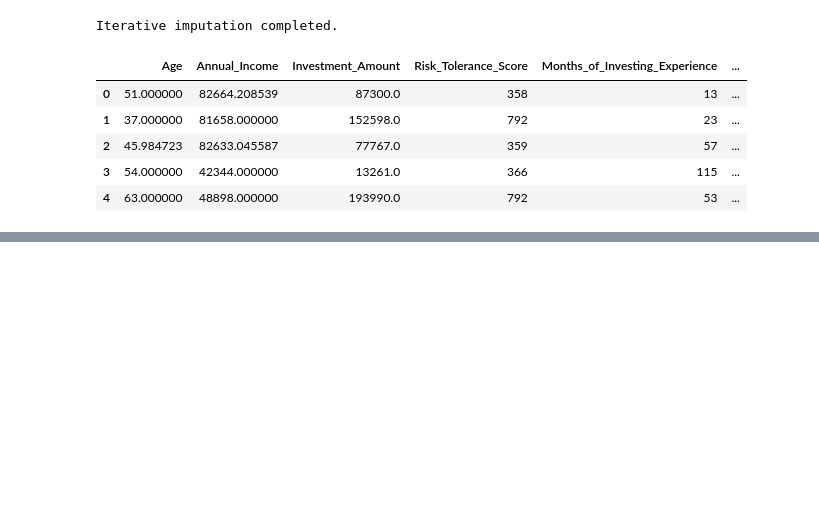
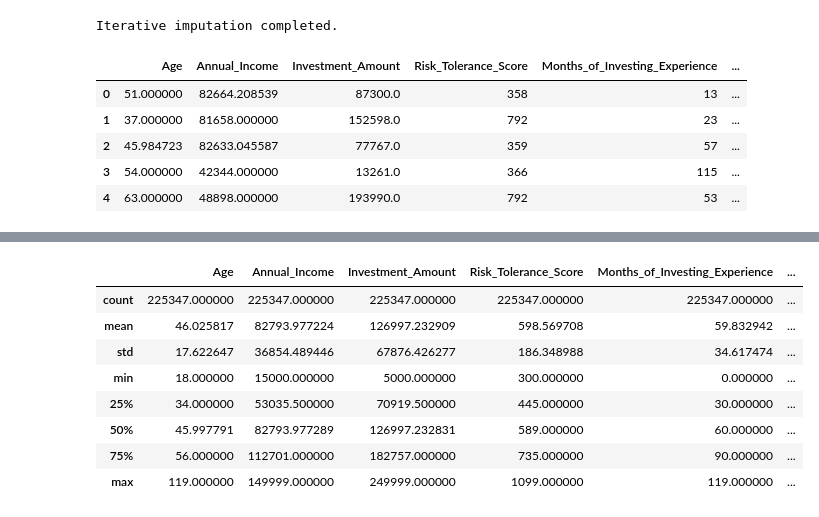
Before and after one commit to aliyan08/IBA_DATATHON, a Jupyter notebook: Data_cleaning_huzaifa.ipynb, the cells around one changed output, grey strips where cells are left out. Drawn from its saved outputs; the diff is of its cells as text; code cells hidden in the pictures; blank space fills up the shorter version.

```diff
--- a/Data_cleaning_huzaifa.ipynb
+++ b/Data_cleaning_huzaifa.ipynb
@@ -35,0 +56,12 @@ df.to_pickle('data_imputed.pkl')
+# %%
+df.describe()
+# %% [output]
+|  | Age | Annual_Income | Investment_Amount | Risk_Tolerance_Score | Months_of_Investing_Experience | ... |
+| count | 225347.000000 | 225347.000000 | 225347.000000 | 225347.000000 | 225347.000000 | ... |
+| mean | 46.025817 | 82793.977224 | 126997.232909 | 598.569708 | 59.832942 | ... |
+| std | 17.622647 | 36854.489446 | 67876.426277 | 186.348988 | 34.617474 | ... |
+| min | 18.000000 | 15000.000000 | 5000.000000 | 300.000000 | 0.000000 | ... |
+| 25% | 34.000000 | 53035.500000 | 70919.500000 | 445.000000 | 30.000000 | ... |
+| 50% | 45.997791 | 82793.977289 | 126997.232831 | 589.000000 | 60.000000 | ... |
+| 75% | 56.000000 | 112701.000000 | 182757.000000 | 735.000000 | 90.000000 | ... |
+| max | 119.000000 | 149999.000000 | 249999.000000 | 1099.000000 | 119.000000 | ... |
```
Also changed, not shown: parts of 10 cells of this notebook.
